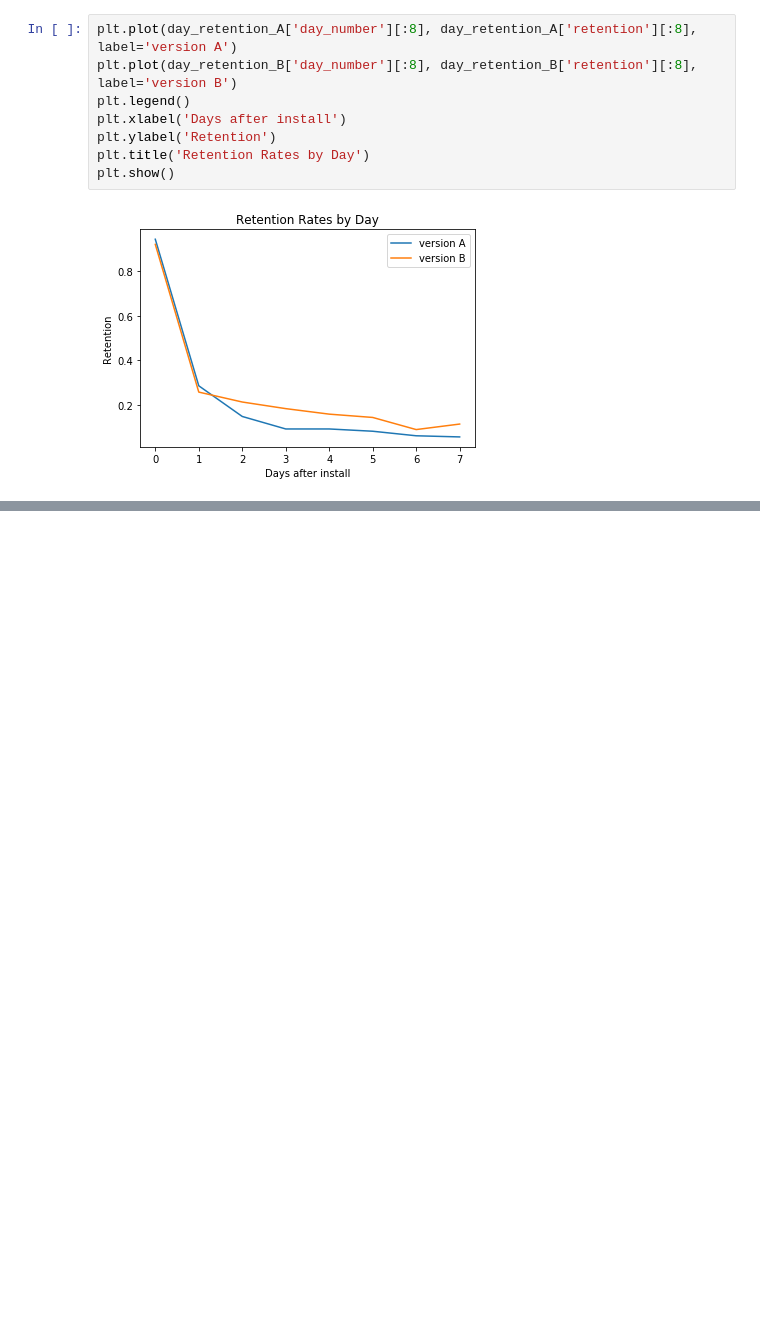
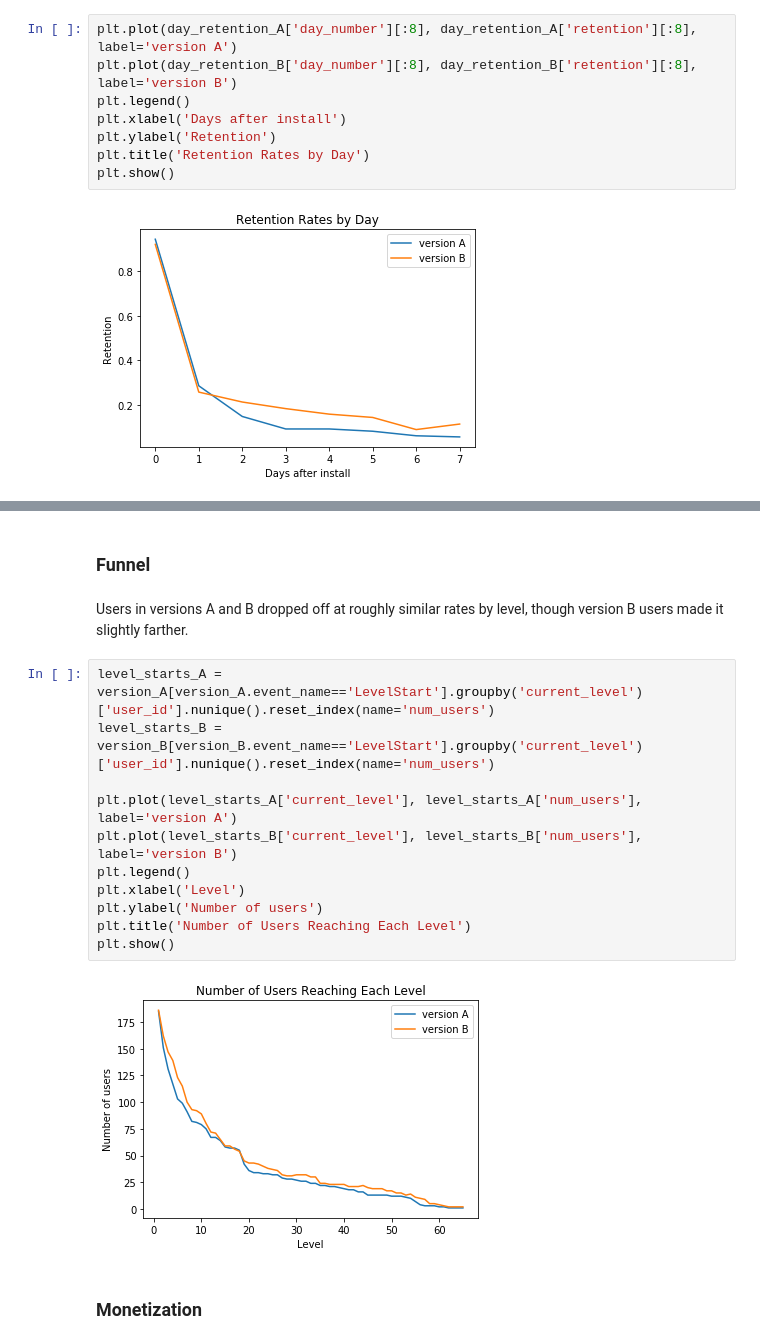
Before and after one commit to tke2101/game-analysis, a Jupyter notebook: Report.ipynb, the cells around one changed output, grey strips where cells are left out. Cells and saved outputs as stored; diff of their text form; blank space fills up the shorter version.

```diff
--- a/Report.ipynb
+++ b/Report.ipynb
@@ -111,0 +154,19 @@ plt.show()
+# %% [markdown]
+### Funnel
+# %% [markdown]
+Users in versions A and B dropped off at roughly similar rates by level, though version B users made it slightly farther.
+# %%
+level_starts_A = version_A[version_A.event_name=='LevelStart'].groupby('current_level')['user_id'].nunique().reset_index(name='num_users')
+level_starts_B = version_B[version_B.event_name=='LevelStart'].groupby('current_level')['user_id'].nunique().reset_index(name='num_users')
+
+plt.plot(level_starts_A['current_level'], level_starts_A['num_users'], label='version A')
+plt.plot(level_starts_B['current_level'], level_starts_B['num_users'], label='version B')
+plt.legend()
+plt.xlabel('Level')
+plt.ylabel('Number of users')
+plt.title('Number of Users Reaching Each Level')
+plt.show()
+# %% [output]
+[figure, added]
+# %% [markdown]
+### Monetization
```
Also changed, not shown: parts of 7 cells of this notebook.
